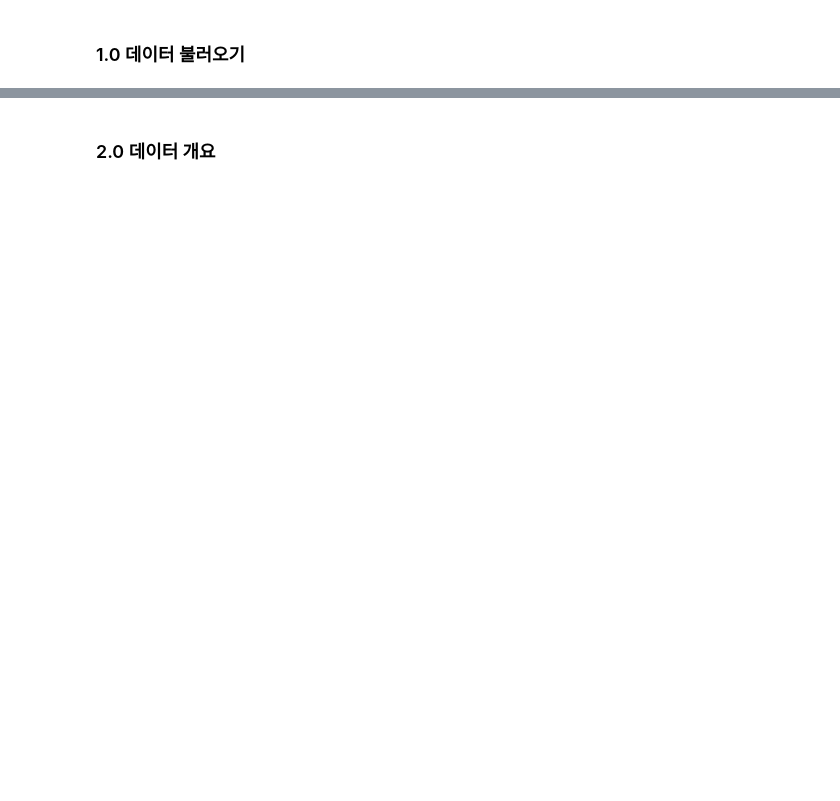
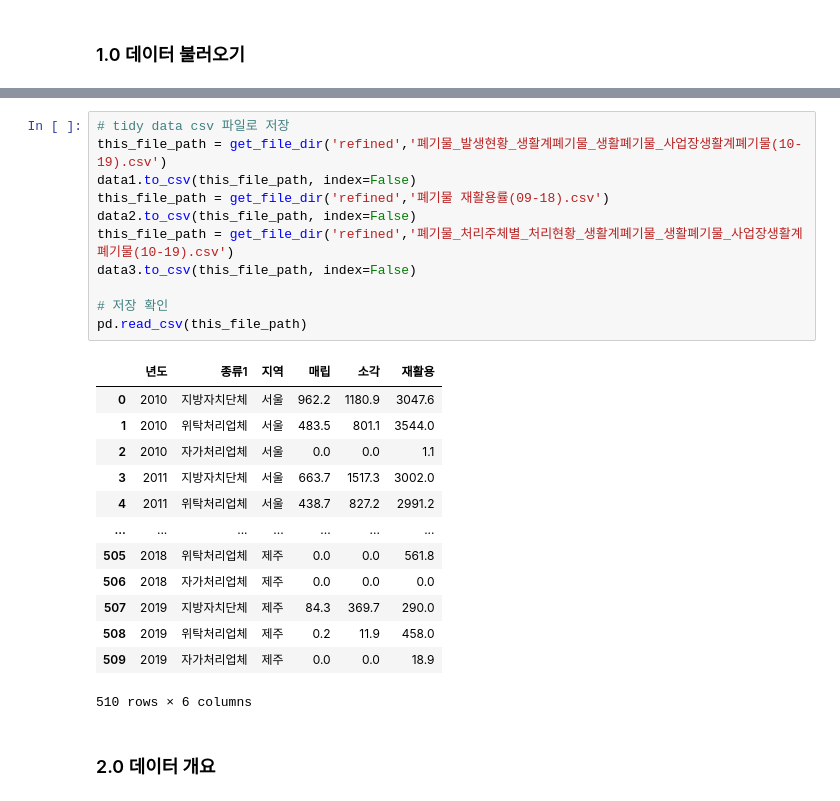
Before and after one commit to huitaek/project_mini_analyze_waste, a Jupyter notebook: src/eda_sy.ipynb, the cells around one changed output, grey strips where cells are left out. Cells and saved outputs as stored; diff of their text form; blank space fills up the shorter version.

```diff
--- a/src/eda_sy.ipynb
+++ b/src/eda_sy.ipynb
@@ -155,2 +267,27 @@ data3.head(10)
+# %%
+# tidy data csv 파일로 저장
+this_file_path = get_file_dir('refined','폐기물_발생현황_생활계폐기물_생활폐기물_사업장생활계폐기물(10-19).csv')
+data1.to_csv(this_file_path, index=False)
+this_file_path = get_file_dir('refined','폐기물 재활용률(09-18).csv')
+data2.to_csv(this_file_path, index=False)
+this_file_path = get_file_dir('refined','폐기물_처리주체별_처리현황_생활계폐기물_생활폐기물_사업장생활계폐기물(10-19).csv')
+data3.to_csv(this_file_path, index=False)
+
+# 저장 확인
+pd.read_csv(this_file_path)
+# %% [output]
+|  | 년도 | 종류1 | 지역 | 매립 | 소각 | 재활용 |
+| 0 | 2010 | 지방자치단체 | 서울 | 962.2 | 1180.9 | 3047.6 |
+| 1 | 2010 | 위탁처리업체 | 서울 | 483.5 | 801.1 | 3544.0 |
+| 2 | 2010 | 자가처리업체 | 서울 | 0.0 | 0.0 | 1.1 |
+| 3 | 2011 | 지방자치단체 | 서울 | 663.7 | 1517.3 | 3002.0 |
+| 4 | 2011 | 위탁처리업체 | 서울 | 438.7 | 827.2 | 2991.2 |
+| ... | ... | ... | ... | ... | ... | ... |
+| 505 | 2018 | 위탁처리업체 | 제주 | 0.0 | 0.0 | 561.8 |
+| 506 | 2018 | 자가처리업체 | 제주 | 0.0 | 0.0 | 0.0 |
+| 507 | 2019 | 지방자치단체 | 제주 | 84.3 | 369.7 | 290.0 |
+| 508 | 2019 | 위탁처리업체 | 제주 | 0.2 | 11.9 | 458.0 |
+| 509 | 2019 | 자가처리업체 | 제주 | 0.0 | 0.0 | 18.9 |
+510 rows × 6 columns
 # %% [markdown]
 ### 2.0 데이터 개요
```
Also changed, not shown: parts of 15 cells of this notebook.
